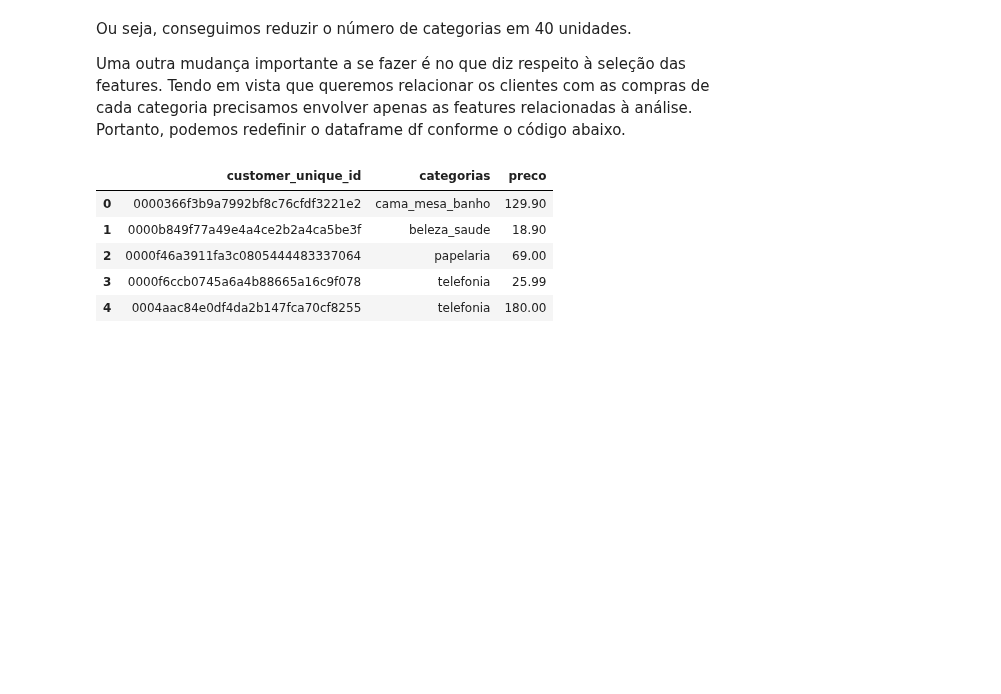
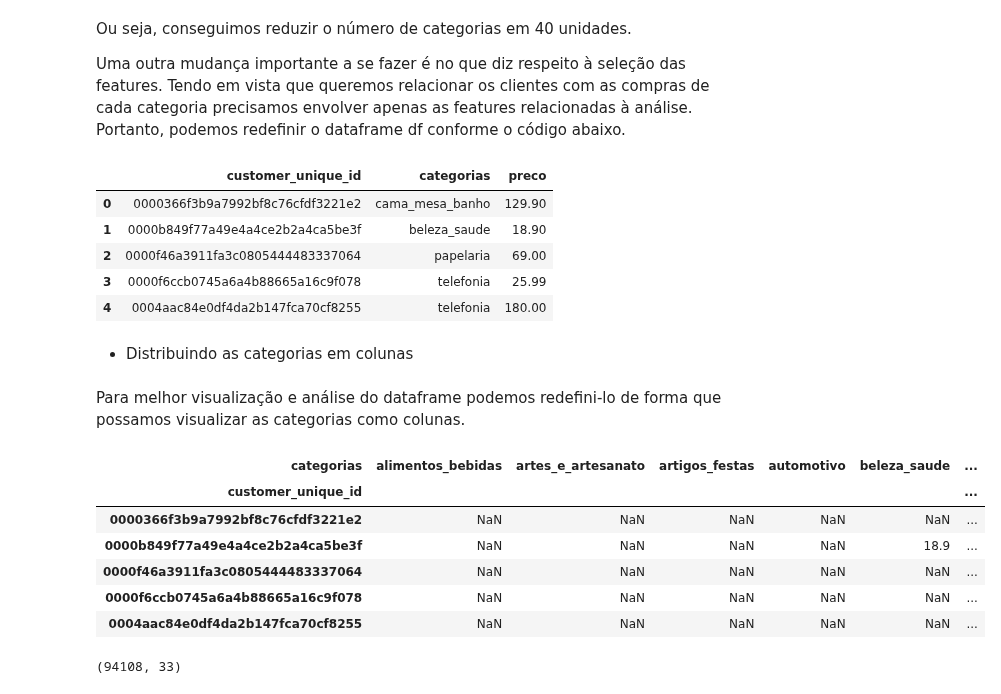
Before and after one commit to smalvar/olist-e-commerce, a Jupyter notebook: PCA_analysis.ipynb, the cells around one changed output. Saved outputs shown, nothing was run; the diff lists cells and outputs as text; code cells hidden in the pictures; blank space fills up the shorter version.

Commit message:
Redefine df_category with categories as columns

```diff
--- a/PCA_analysis.ipynb
+++ b/PCA_analysis.ipynb
@@ -265,3 +265,26 @@ df_category.head()
 | 2 | 0000f46a3911fa3c0805444483337064 | papelaria | 69.00 |
 | 3 | 0000f6ccb0745a6a4b88665a16c9f078 | telefonia | 25.99 |
 | 4 | 0004aac84e0df4da2b147fca70cf8255 | telefonia | 180.00 |
+# %% [markdown]
+- Distribuindo as categorias em colunas
+# %% [markdown]
+Para melhor visualização e análise do dataframe podemos redefini-lo de forma que possamos visualizar as categorias como colunas.
+# %%
+# Redefinindo o dataframe
+df_category = df_category.pivot_table(
+    'preco', ['customer_unique_id'],
+    'categorias')
+
+df_category.head()
+# %% [output]
+| categorias | alimentos_bebidas | artes_e_artesanato | artigos_festas | automotivo | beleza_saude | ... |
+| customer_unique_id |  |  |  |  |  | ... |
+| 0000366f3b9a7992bf8c76cfdf3221e2 | NaN | NaN | NaN | NaN | NaN | ... |
+| 0000b849f77a49e4a4ce2b2a4ca5be3f | NaN | NaN | NaN | NaN | 18.9 | ... |
+| 0000f46a3911fa3c0805444483337064 | NaN | NaN | NaN | NaN | NaN | ... |
+| 0000f6ccb0745a6a4b88665a16c9f078 | NaN | NaN | NaN | NaN | NaN | ... |
+| 0004aac84e0df4da2b147fca70cf8255 | NaN | NaN | NaN | NaN | NaN | ... |
+# %%
+df_category.shape
+# %% [output]
+(94108, 33)
```
